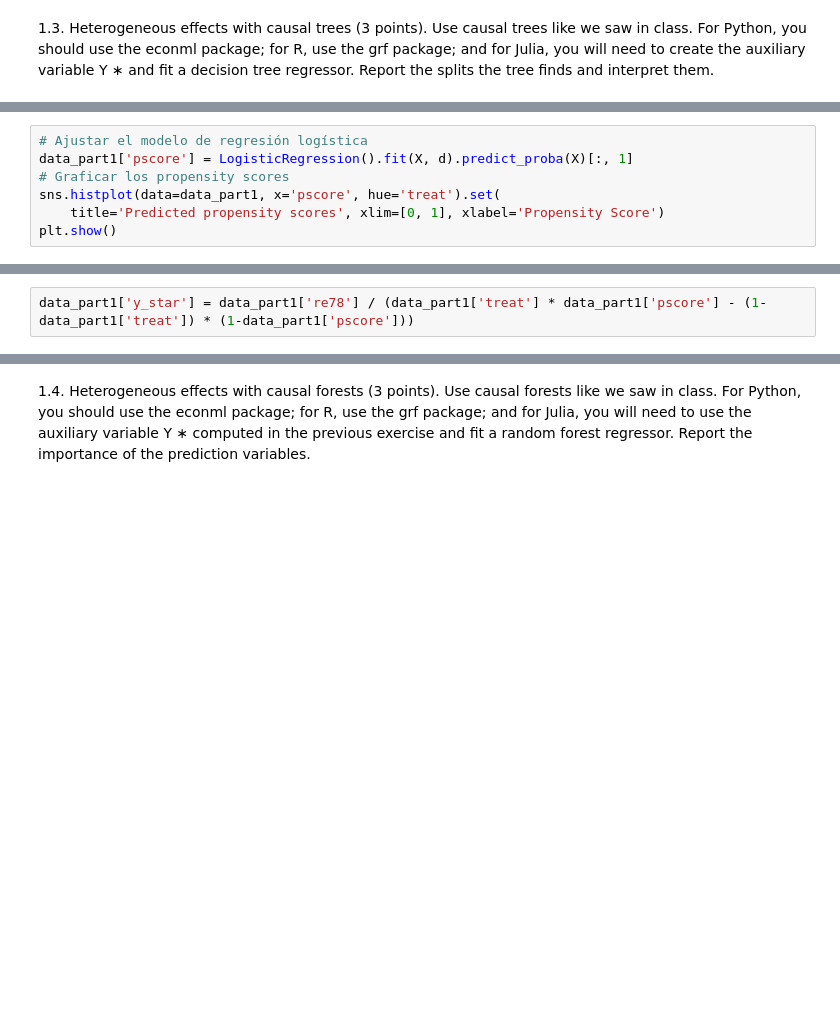
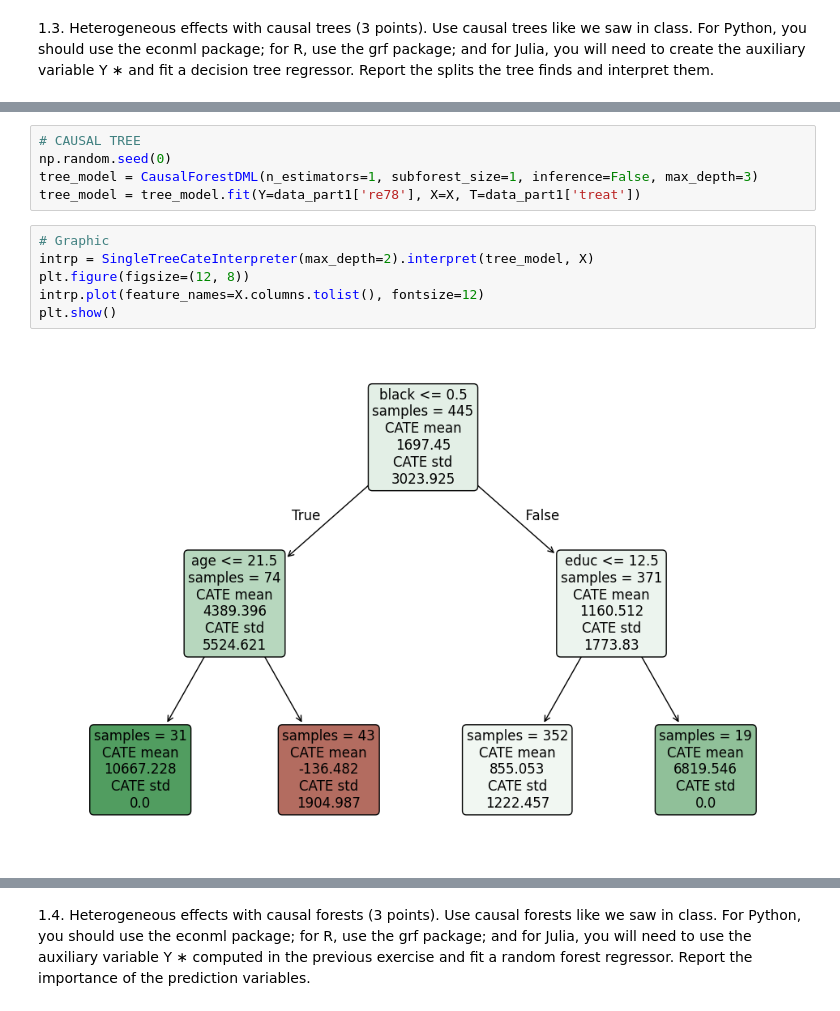
Before and after one commit to d2cml-ai/CausalAI-Course, a Jupyter notebook: Labs/Assignment/Assignment_5/Group1_Assingment 5/python_1.ipynb, the cells around one changed output, grey strips where cells are left out. Cells and saved outputs as stored; diff of their text form; blank space fills up the shorter version.

```diff
--- a/Labs/Assignment/Assignment_5/Group1_Assingment 5/python_1.ipynb
+++ b/Labs/Assignment/Assignment_5/Group1_Assingment 5/python_1.ipynb
@@ -237,7 +185,0 @@ d = data_part1['treat'].astype(int)
-# %%
-# Ajustar el modelo de regresión logística
-data_part1['pscore'] = LogisticRegression().fit(X, d).predict_proba(X)[:, 1]
-# Graficar los propensity scores
-sns.histplot(data=data_part1, x='pscore', hue='treat').set(
-    title='Predicted propensity scores', xlim=[0, 1], xlabel='Propensity Score')
-plt.show()
@@ -246,2 +185,0 @@ plt.show()
-# %%
-data_part1['y_star'] = data_part1['re78'] / (data_part1['treat'] * data_part1['pscore'] - (1-data_part1['treat']) * (1-data_part1['pscore']))
@@ -298,0 +194,13 @@ plt.show()
+# %%
+# CAUSAL TREE
+np.random.seed(0)
+tree_model = CausalForestDML(n_estimators=1, subforest_size=1, inference=False, max_depth=3)
+tree_model = tree_model.fit(Y=data_part1['re78'], X=X, T=data_part1['treat'])
+# %%
+# Graphic
+intrp = SingleTreeCateInterpreter(max_depth=2).interpret(tree_model, X)
+plt.figure(figsize=(12, 8))
+intrp.plot(feature_names=X.columns.tolist(), fontsize=12)
+plt.show()
+# %% [output]
+[figure, added]
```
Also changed, not shown: parts of 40 cells of this notebook.
